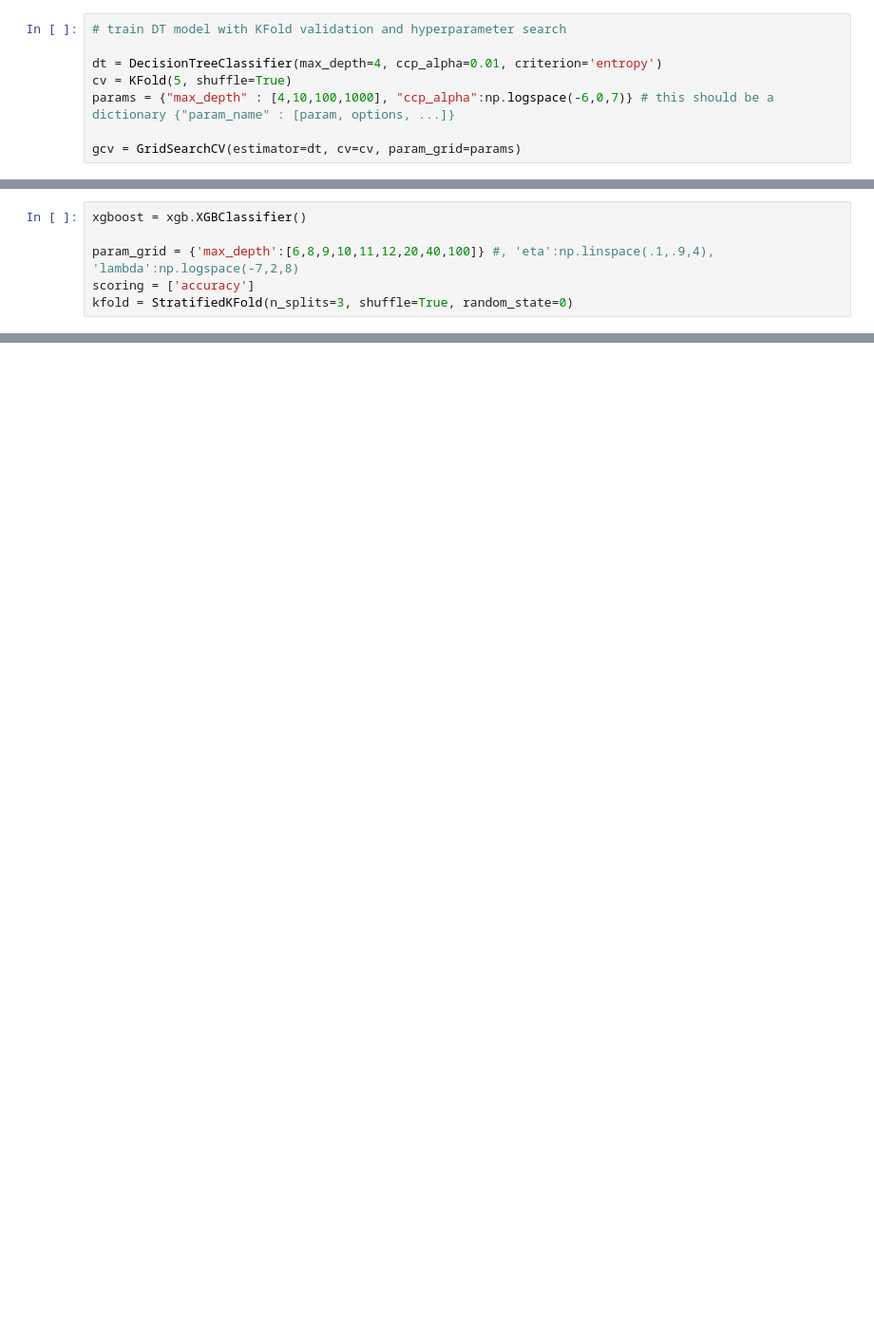
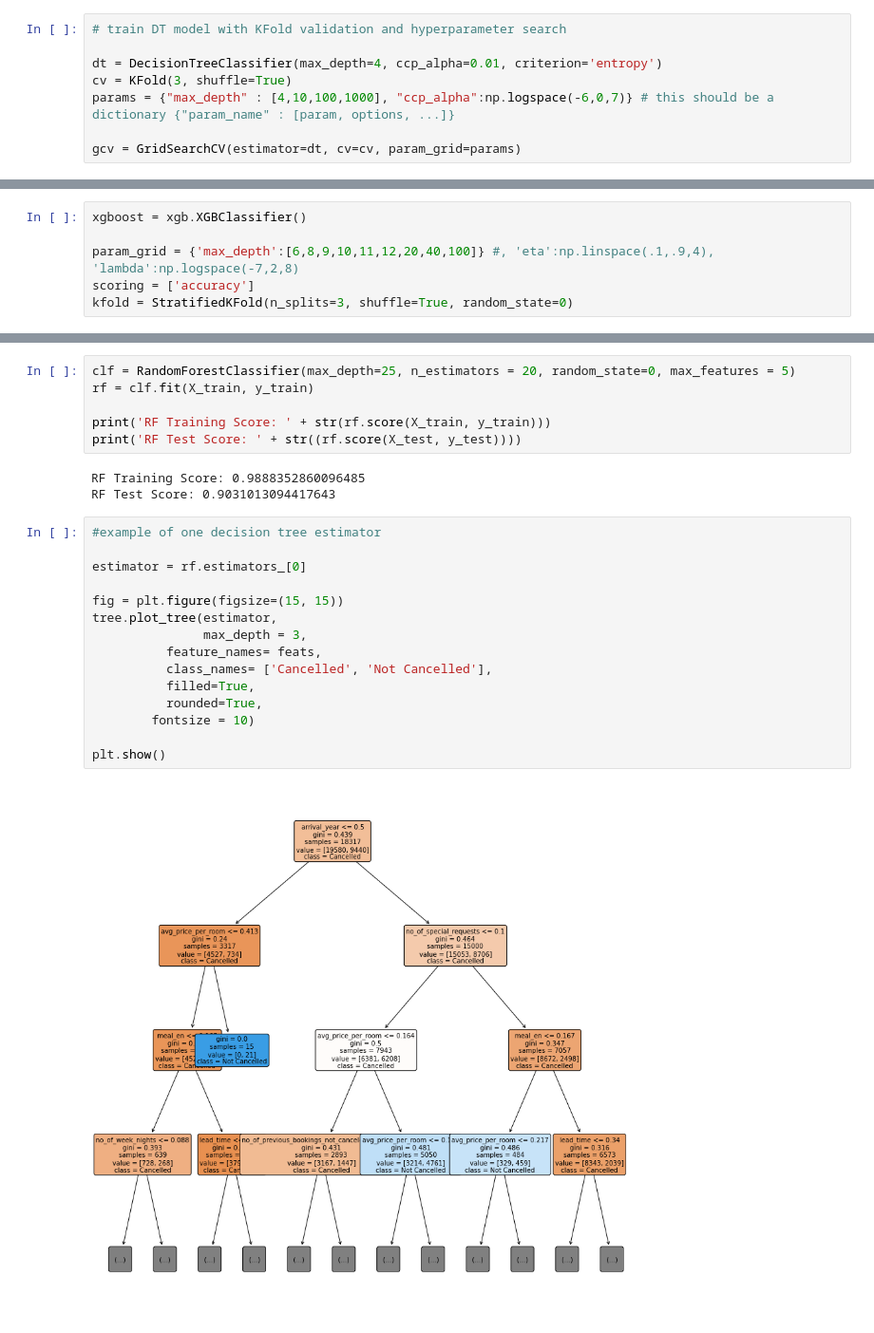
Before and after one commit to dkielty2/Hotel_Reservation_Tree_Models, a Jupyter notebook: hotel_cancellation_GBT.ipynb, the cells around one changed output, grey strips where cells are left out. Shown at 95% size. Cells and saved outputs as stored; diff of their text form; blank space fills up the shorter version.

```diff
--- a/hotel_cancellation_GBT.ipynb
+++ b/hotel_cancellation_GBT.ipynb
@@ -414,7 +423,7 @@ df_group_lead.tail(10)
 # train DT model with KFold validation and hyperparameter search
 
 dt = DecisionTreeClassifier(max_depth=4, ccp_alpha=0.01, criterion='entropy')
-cv = KFold(5, shuffle=True)
+cv = KFold(3, shuffle=True)
 params = {"max_depth" : [4,10,100,1000], "ccp_alpha":np.logspace(-6,0,7)} # this should be a dictionary {"param_name" : [param, options, ...]}
 
 gcv = GridSearchCV(estimator=dt, cv=cv, param_grid=params)
@@ -570,0 +610,26 @@ plt.show()
+# %%
+clf = RandomForestClassifier(max_depth=25, n_estimators = 20, random_state=0, max_features = 5)
+rf = clf.fit(X_train, y_train)
+
+print('RF Training Score: ' + str(rf.score(X_train, y_train)))
+print('RF Test Score: ' + str((rf.score(X_test, y_test))))
+# %% [output]
+RF Training Score: 0.9888352860096485
+RF Test Score: 0.9031013094417643
+# %%
+#example of one decision tree estimator
+
+estimator = rf.estimators_[0]
+
+fig = plt.figure(figsize=(15, 15))
+tree.plot_tree(estimator,
+               max_depth = 3,
+          feature_names= feats,
+          class_names= ['Cancelled', 'Not Cancelled'],
+          filled=True,
+          rounded=True,
+        fontsize = 10)
+
+plt.show()
+# %% [output]
+[figure, added]
```
Also changed, not shown: parts of 48 cells of this notebook, 1 other file.
